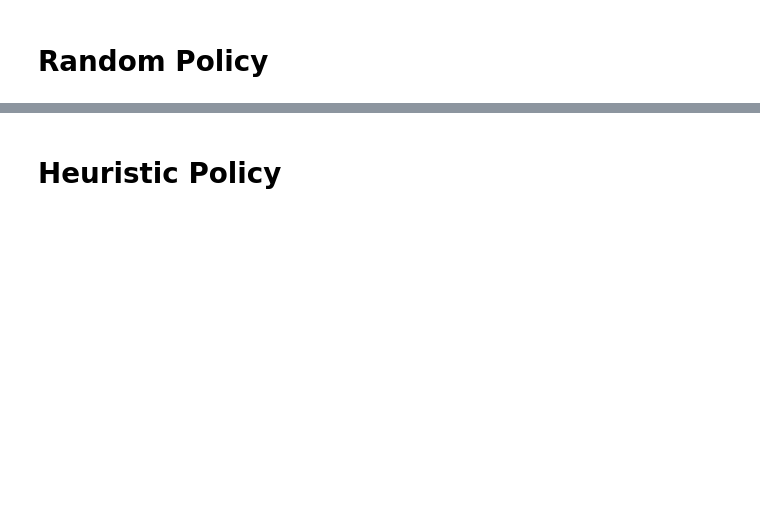
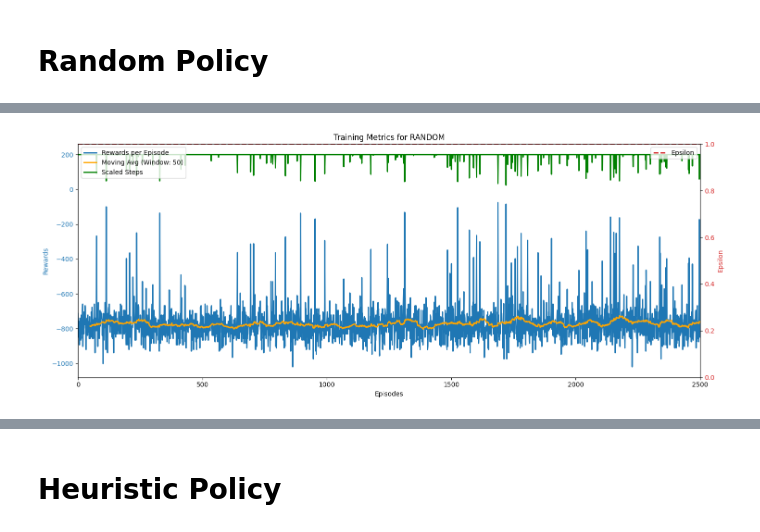
Before and after one commit to SeanMarcusJensen/ACIT4610_Portifolio_KMHS, a Jupyter notebook: problem_4/main.ipynb, the cells around one changed output, grey strips where cells are left out. Saved outputs shown, nothing was run; the diff lists cells and outputs as text; code cells hidden in the pictures; blank space fills up the shorter version.

Commit message:
rl-metrics-plots
readme

main update

structure

more plots

done

```diff
--- a/problem_4/main.ipynb
+++ b/problem_4/main.ipynb
@@ -119,0 +170,4 @@ metrics.plot('random')
+# %%
+metrics.plot_metric('random')
+# %% [output]
+[figure, added]
```
Also changed, not shown: parts of 48 cells of this notebook, 31 other files.
